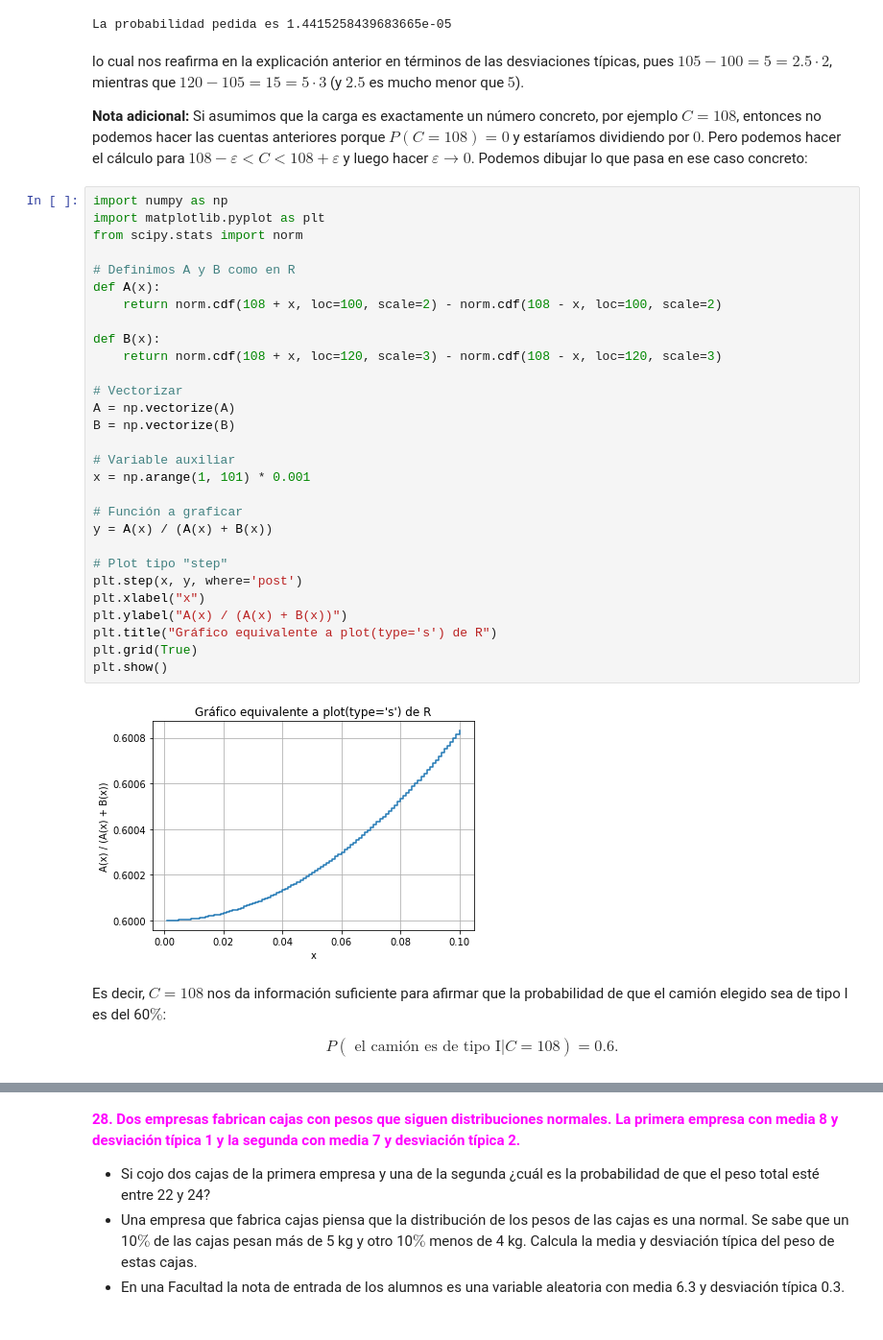
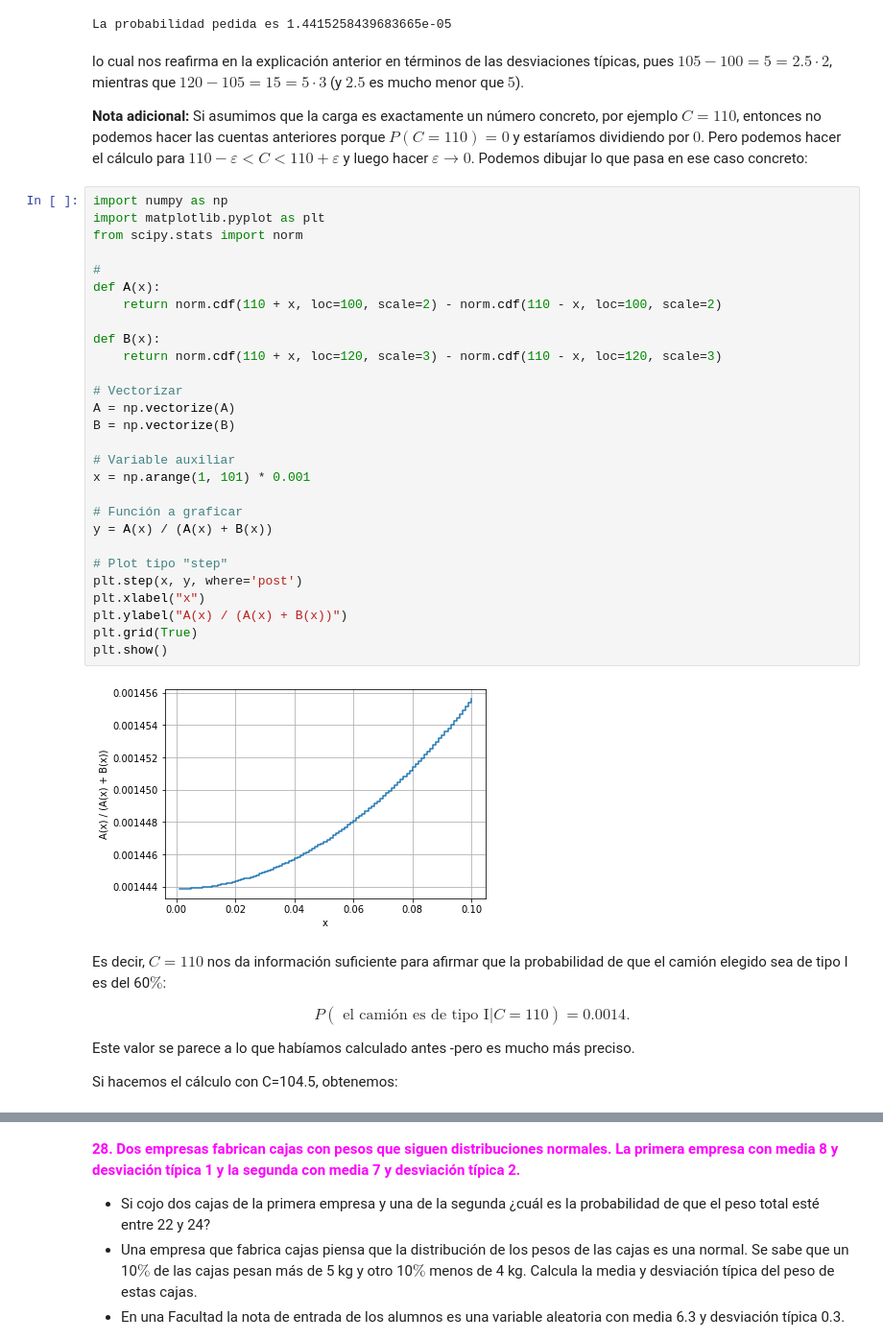
Before and after one commit to JMALMIRA/statistics, a Jupyter notebook: Problemas_variables_aleatorias.ipynb, the cells around one changed output, grey strips where cells are left out. Shown at 96% size. Saved outputs shown, nothing was run; the diff lists cells and outputs as text.

```diff
--- a/Problemas_variables_aleatorias.ipynb
+++ b/Problemas_variables_aleatorias.ipynb
@@ -1242,39 +1242,42 @@ La probabilidad pedida es 1.4415258439683665e-05
 lo cual nos reafirma en la explicación anterior en términos de las desviaciones típicas, pues $105-100=5= 2.5\cdot 2$, mientras que $120-105=15=5\cdot 3$ (y $2.5$ es mucho menor que $5$).
 
 
-<strong> Nota adicional:</strong>  Si asumimos que la carga es exactamente un  número concreto, por ejemplo $C=108$, entonces no podemos hacer las cuentas anteriores porque $P(C=108)=0$ y estaríamos dividiendo por $0$. Pero podemos hacer el cálculo para $108-\varepsilon <C<108+\varepsilon$ y luego hacer $\varepsilon\to 0$. Podemos dibujar lo que pasa en ese caso concreto:
+<strong> Nota adicional:</strong>  Si asumimos que la carga es exactamente un  número concreto, por ejemplo $C=110$, entonces no podemos hacer las cuentas anteriores porque $P(C=110)=0$ y estaríamos dividiendo por $0$. Pero podemos hacer el cálculo para $110-\varepsilon <C<110+\varepsilon$ y luego hacer $\varepsilon\to 0$. Podemos dibujar lo que pasa en ese caso concreto:
 # %%
 import numpy as np
 import matplotlib.pyplot as plt
 from scipy.stats import norm
 
-# Definimos A y B como en R
+#
 def A(x):
-    return norm.cdf(108 + x, loc=100, scale=2) - norm.cdf(108 - x, loc=100, scale=2)
+    return norm.cdf(110 + x, loc=100, scale=2) - norm.cdf(110 - x, loc=100, scale=2)
 
 def B(x):
-    return norm.cdf(108 + x, loc=120, scale=3) - norm.cdf(108 - x, loc=120, scale=3)
+    return norm.cdf(110 + x, loc=120, scale=3) - norm.cdf(110 - x, loc=120, scale=3)
 
 # Vectorizar
 A = np.vectorize(A)
 B = np.vectorize(B)
 
 # Variable auxiliar
 x = np.arange(1, 101) * 0.001
 
 # Función a graficar
 y = A(x) / (A(x) + B(x))
 
 # Plot tipo "step"
 plt.step(x, y, where='post')
 plt.xlabel("x")
 plt.ylabel("A(x) / (A(x) + B(x))")
-plt.title("Gráfico equivalente a plot(type='s') de R")
 plt.grid(True)
 plt.show()
 # %% [output]
-[figure, old version]
+[figure, new version]
 # %% [markdown]
-Es decir, $C=108$ nos da información suficiente para afirmar que la probabilidad de que el camión elegido sea de tipo I es del 60$\%$:
+Es decir, $C=110$ nos da información suficiente para afirmar que la probabilidad de que el camión elegido sea de tipo I es del 60$\%$:
 
-$$P(\text{ el camión es de tipo I}| C=108)=0.6.$$
+$$P(\text{ el camión es de tipo I}| C=110)=0.0014.$$
+
+Este valor se parece a lo que habíamos calculado antes -pero es mucho más preciso.
+
+Si hacemos el cálculo con C=104.5, obtenemos:
```
Also changed, not shown: parts of 3 cells of this notebook.
